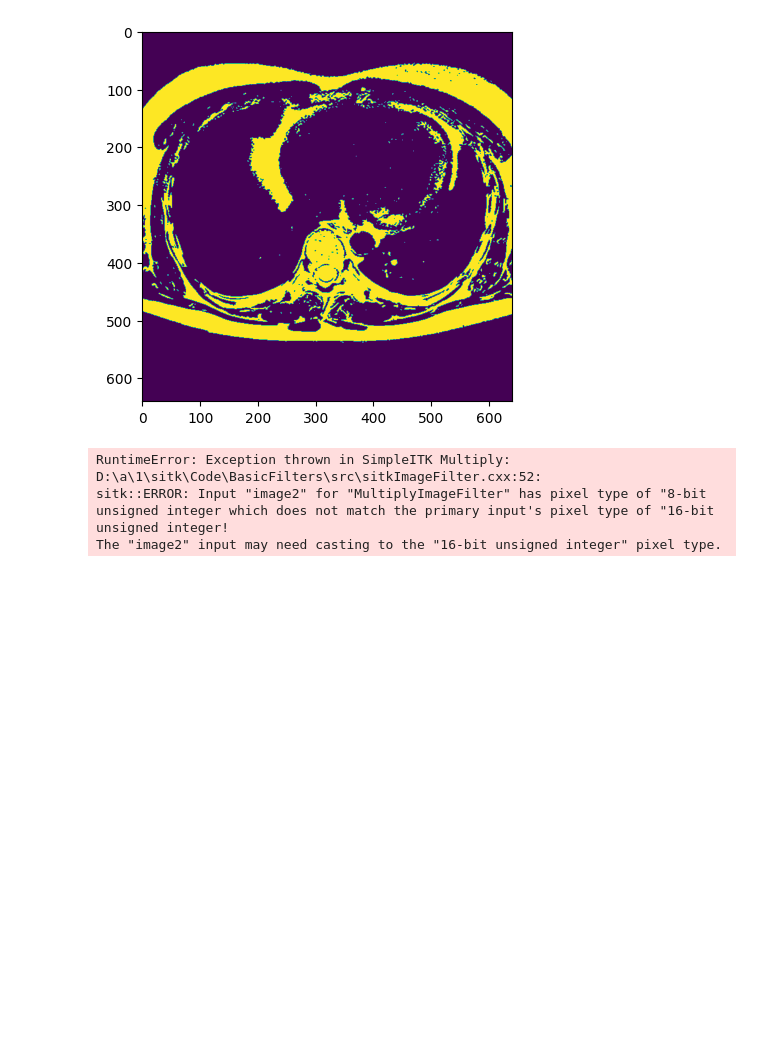
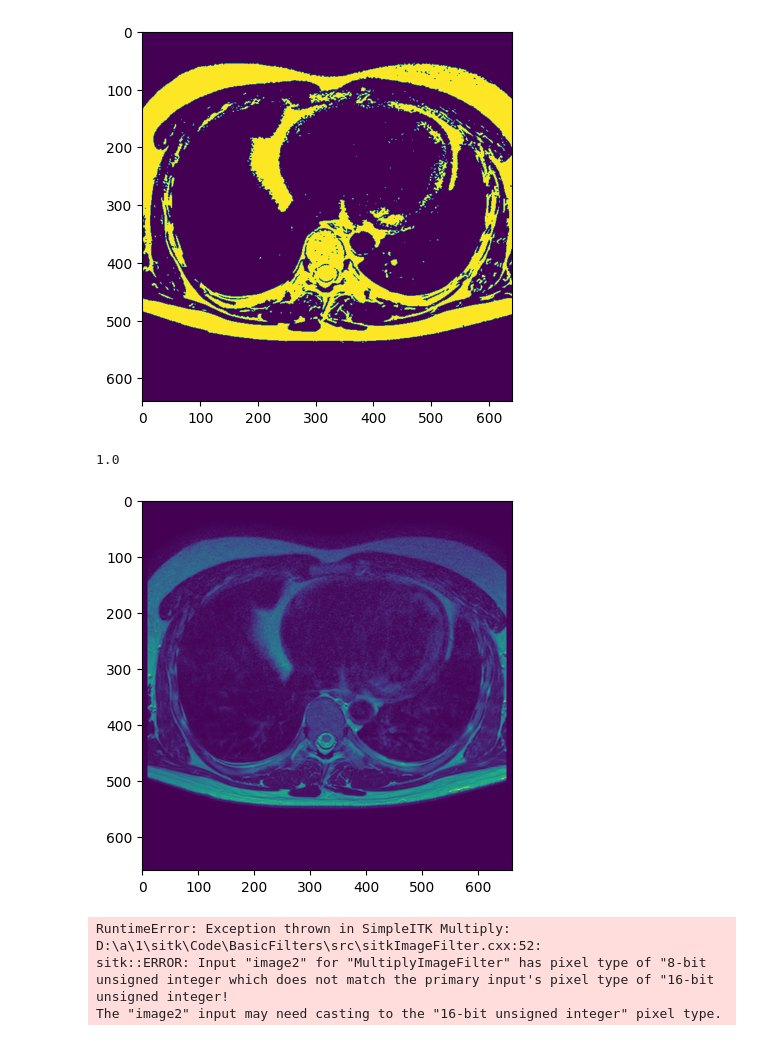
Before and after one commit to DannyStruijk/TeamChallenge, a Jupyter notebook: Prueba43.ipynb, the cells around one changed output. Drawn from its saved outputs; the diff is of its cells as text; code cells hidden in the pictures; blank space fills up the shorter version.

```diff
--- a/Prueba43.ipynb
+++ b/Prueba43.ipynb
@@ -98,7 +98,7 @@ eroded_binary_image = binary_erode_filter.Execute(binary_image)
 # Display the original and eroded binary images for visualization
 #sitk.Show(sitk.LabelOverlay(binary_image, eroded_binary_image), title="Binary Erosion")
 # %%
-pad_size = [1, 1, 0]
+pad_size = [10, 10, 0]
 # Especifica el valor que deseas asignar a los píxeles agregados
 pad_value = sitk.GetArrayFromImage(eroded_binary_image).max()
 pad_value = np.double(pad_value)
@@ -108,6 +108,17 @@ padded_image = sitk.ConstantPad(image, pad_size, pad_size, pad_value)
 
 # Muestra la imagen original y la imagen ampliada para visualización
 #sitk.Show([image, padded_image], title=["Imagen Original", "Imagen Ampliada"])
+# %%
+print(pad_value)
+# %% [output]
+1.0
+# %%
+paddd = sitk.GetArrayFromImage(padded_image)
+
+plt.imshow(paddd)
+plt.show()
+# %% [output]
+[figure, added]
 # %%
 #binary_image = sitk.Image(Dcm_im_all[1])
 #binary_image[20:50, 25:125] = 1
```
